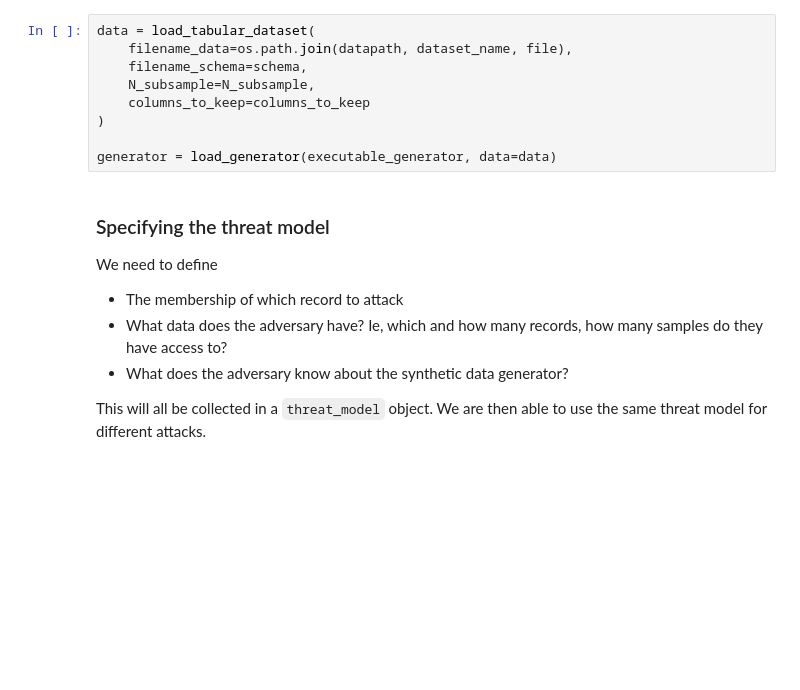
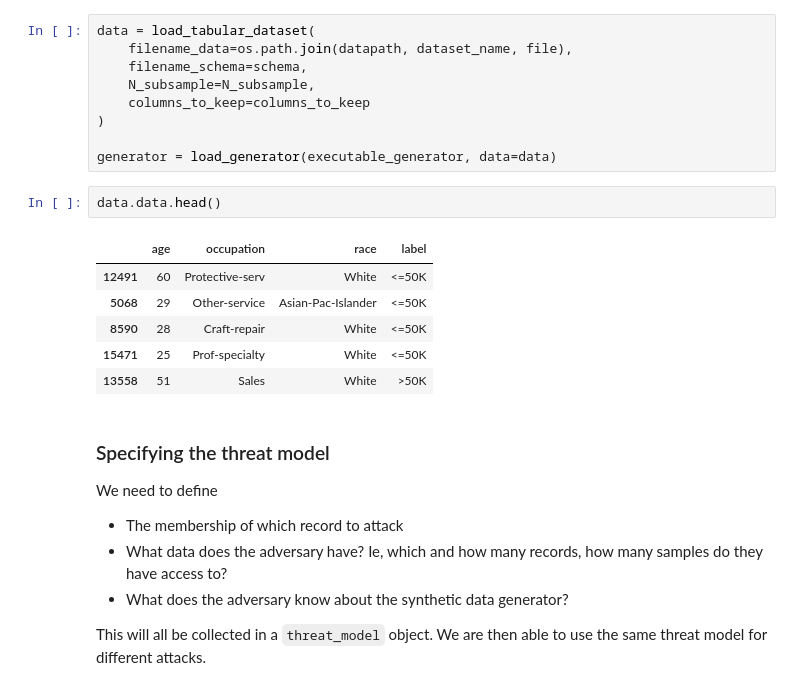
Before and after one commit to private-synthetic-data-social-sciences/explore-attacks, a Jupyter notebook: src/understanding_mia_tapas.ipynb, the cells around one changed output. Cells and saved outputs as stored; diff of their text form; blank space fills up the shorter version.

```diff
--- a/src/understanding_mia_tapas.ipynb
+++ b/src/understanding_mia_tapas.ipynb
@@ -51,6 +51,15 @@ data = load_tabular_dataset(
 )
 
 generator = load_generator(executable_generator, data=data)
+# %%
+data.data.head()
+# %% [output]
+|  | age | occupation | race | label |
+| 12491 | 60 | Protective-serv | White | <=50K |
+| 5068 | 29 | Other-service | Asian-Pac-Islander | <=50K |
+| 8590 | 28 | Craft-repair | White | <=50K |
+| 15471 | 25 | Prof-specialty | White | <=50K |
+| 13558 | 51 | Sales | White | >50K |
 # %% [markdown]
 ### Specifying the threat model
 
```
Also changed, not shown: parts of 6 cells of this notebook.
